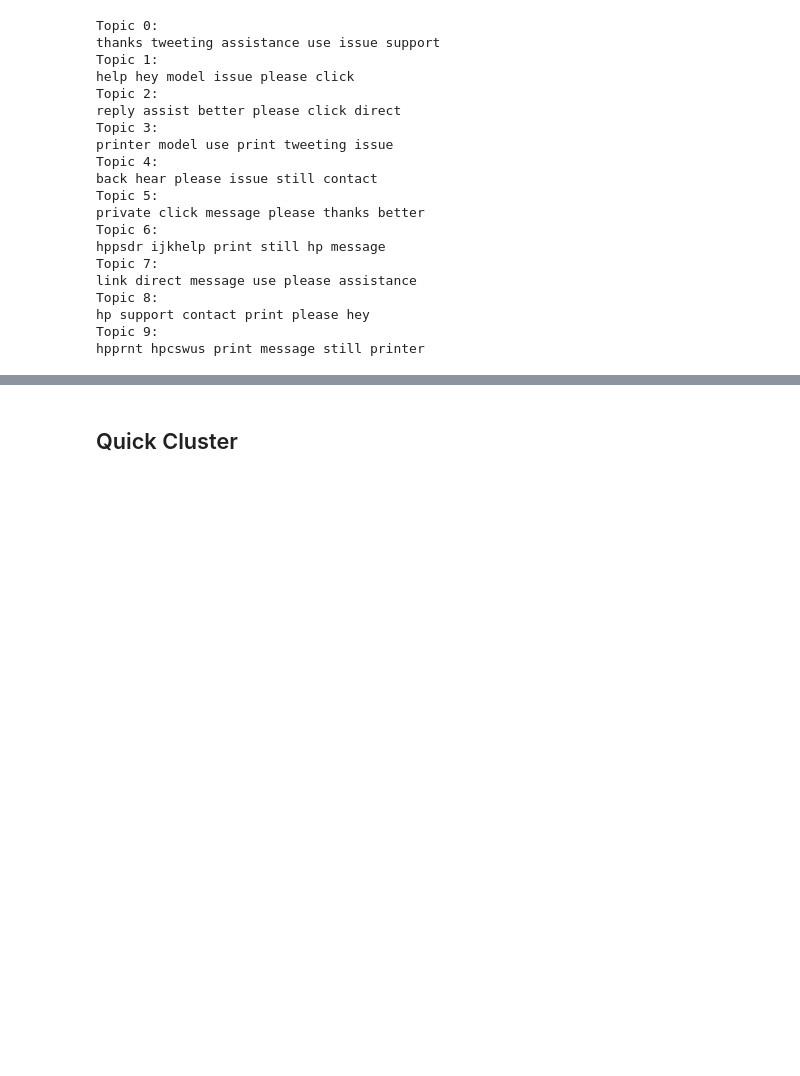
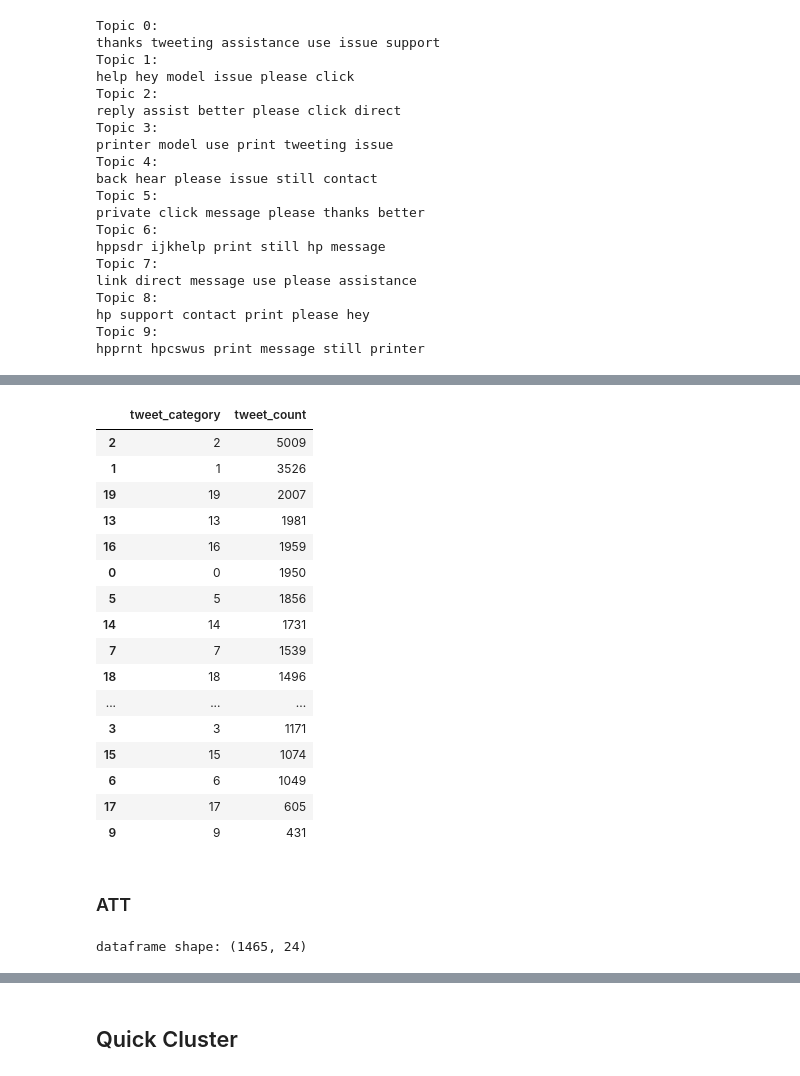
Before and after one commit to xvila/Twitter-Customer-Support-Exploration, a Jupyter notebook: notebooks/Topic Modeling.ipynb, the cells around one changed output, grey strips where cells are left out. Cells and saved outputs as stored; diff of their text form; code cells hidden in the pictures; blank space fills up the shorter version.

Commit message:
revised topics

```diff
--- a/notebooks/data_processing.ipynb
+++ b/notebooks/Topic Modeling.ipynb
@@ -296,3 +330,0 @@ companyGroup.sort_values('author_id',inplace=True)
-# %%
-companies = list(set(companyGroup.author_id))
-companies.sort()
@@ -833,0 +668,2 @@ hpprnt hpcswus print message still printer
+# %%
+ioDF = pd.read_pickle('../data/io.pkl')
@@ -833,0 +878,2 @@ hpprnt hpcswus print message still printer
+# %%
+mobileDF = get_industry2(mobilelist,ioDF)
@@ -833,0 +887,2 @@ hpprnt hpcswus print message still printer
+# %%
+mobileNMF,mobileFeatures,mobileDist = multi_get_topics2(mobileDF,20,stop=stop,c=companies)
@@ -833,0 +912,26 @@ hpprnt hpcswus print message still printer
+# %%
+mobileDist
+# %% [output]
+|  | tweet_category | tweet_count |
+| 2 | 2 | 5009 |
+| 1 | 1 | 3526 |
+| 19 | 19 | 2007 |
+| 13 | 13 | 1981 |
+| 16 | 16 | 1959 |
+| 0 | 0 | 1950 |
+| 5 | 5 | 1856 |
+| 14 | 14 | 1731 |
+| 7 | 7 | 1539 |
+| 18 | 18 | 1496 |
+| ... | ... | ... |
+| 3 | 3 | 1171 |
+| 15 | 15 | 1074 |
+| 6 | 6 | 1049 |
+| 17 | 17 | 605 |
+| 9 | 9 | 431 |
+# %% [markdown]
+### ATT
+# %%
+attNMF,attFeatures,attDist = get_topics2('ATT',10,ioDF,stop=stop)
+# %% [output]
+dataframe shape: (1465, 24)
```
Also changed, not shown: parts of 89 cells of this notebook, 1 other file.
